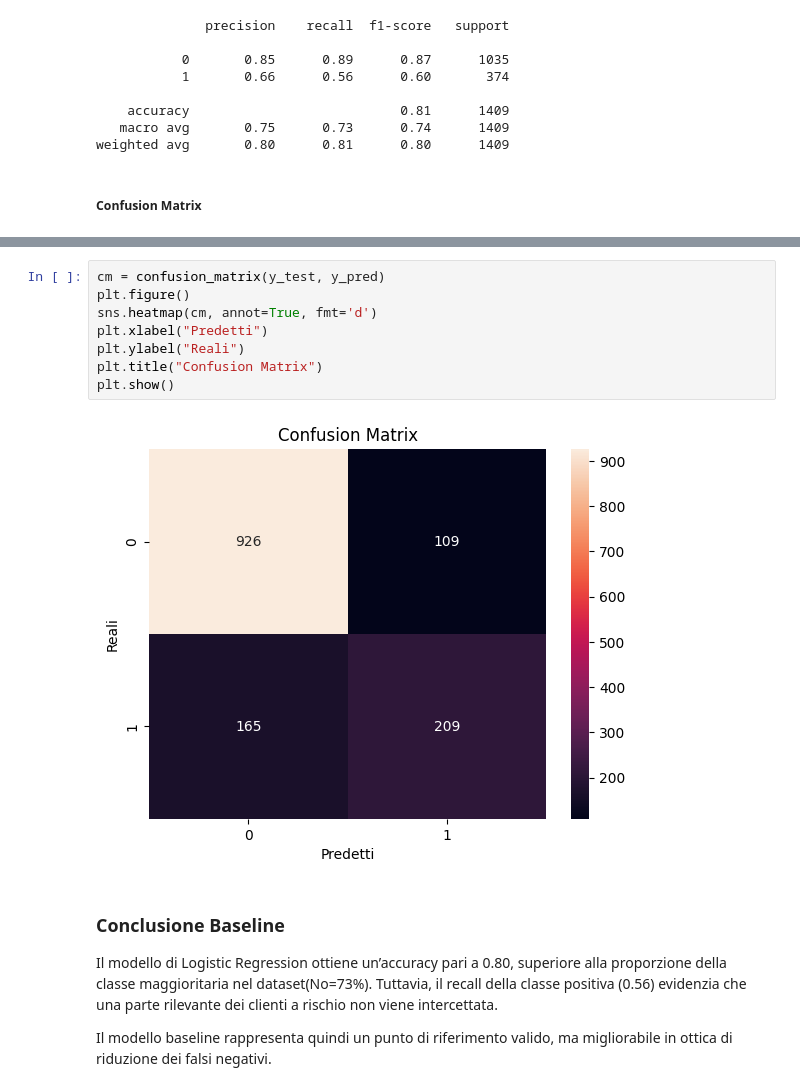
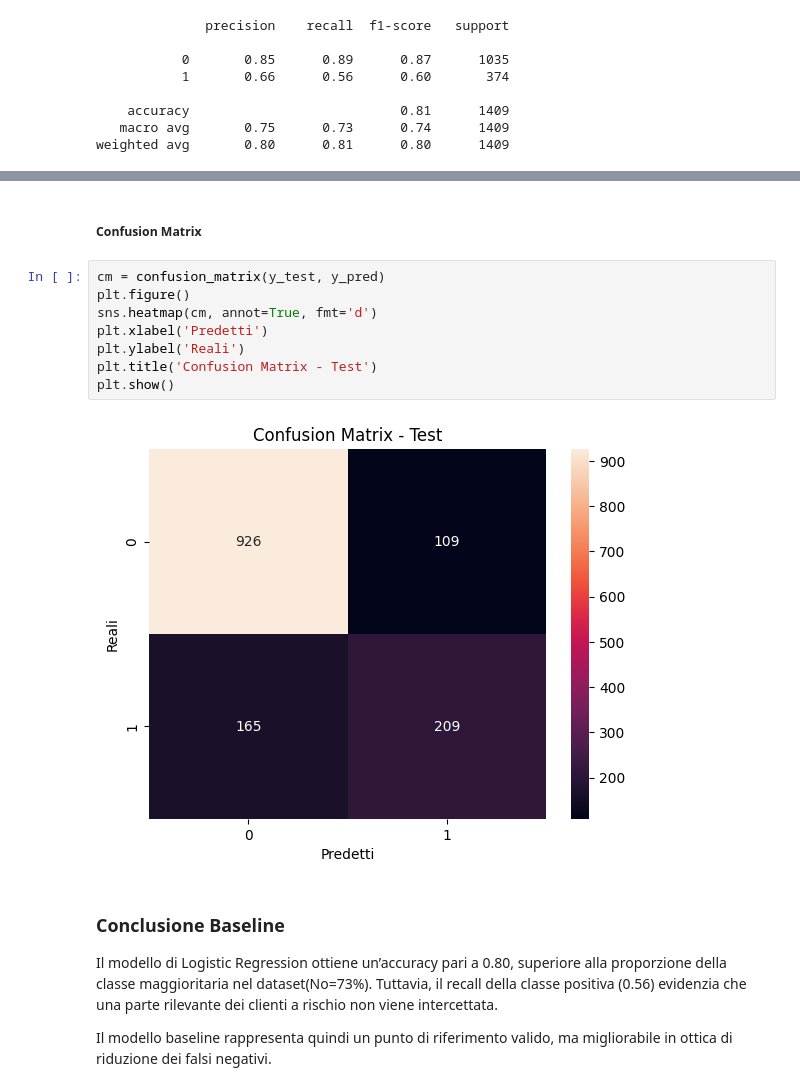
Before and after one commit to MicheleCorazzina/Telco-customer-Churn, a Jupyter notebook: notebooks/02_feature_engineering_modeling.ipynb, the cells around one changed output, grey strips where cells are left out. Cells and saved outputs as stored; diff of their text form.

```diff
--- a/notebooks/02_feature_engineering_modeling.ipynb
+++ b/notebooks/02_feature_engineering_modeling.ipynb
@@ -268,7 +270,5 @@ print(classification_report(y_test, y_pred))
     accuracy                           0.81      1409
    macro avg       0.75      0.73      0.74      1409
 weighted avg       0.80      0.81      0.80      1409
-# %% [markdown]
-##### Confusion Matrix
 # %% [markdown]
 In assenza di informazioni quantitative sui costi aziendali, si assume che la perdita di un cliente (falso negativo) abbia un impatto economico maggiore rispetto al costo di un falso positivo (intervento di retention non necessario).
@@ -276,14 +275,16 @@ In assenza di informazioni quantitative sui costi aziendali, si assume che la pe
 Pertanto, nella valutazione del modello baseline viene posta particolare attenzione al recall della classe positiva (Churn = 1).
+# %% [markdown]
+##### Confusion Matrix
 # %%
 cm = confusion_matrix(y_test, y_pred)
 plt.figure()
 sns.heatmap(cm, annot=True, fmt='d')
-plt.xlabel("Predetti")
-plt.ylabel("Reali")
-plt.title("Confusion Matrix")
+plt.xlabel('Predetti')
+plt.ylabel('Reali')
+plt.title('Confusion Matrix - Test')
 plt.show()
 # %% [output]
-[figure, old version]
+[figure, new version]
 # %% [markdown]
 ### Conclusione Baseline
 
```
Also changed, not shown: parts of 23 cells of this notebook.
